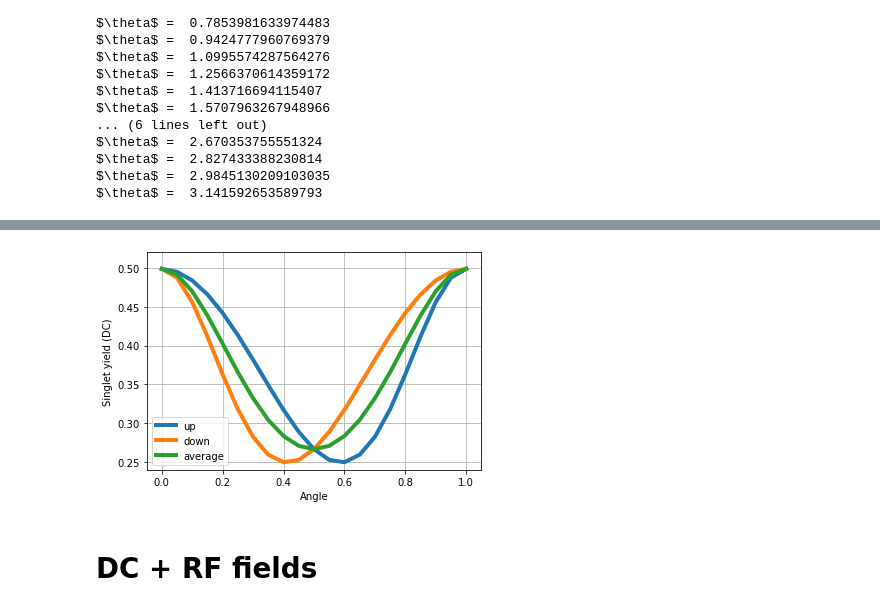
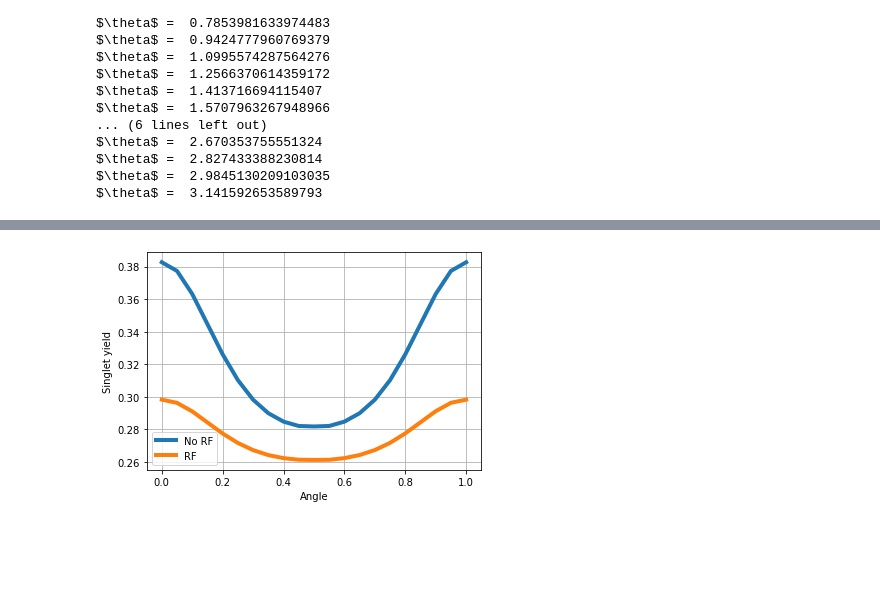
Before and after one commit to tretyakovmipt/Quantum-origins-of-magnetoreception, a Jupyter notebook: spin.ipynb, the cells around one changed output, grey strips where cells are left out. Cells and saved outputs as stored; diff of their text form; code cells hidden in the pictures; blank space fills up the shorter version.

```diff
--- a/spin.ipynb
+++ b/spin.ipynb
@@ -197,19 +185,16 @@ tlist = np.linspace(0.0, 6.0 / k, 20000)
 # %%
-singlet_yield_up = []
-singlet_yield_down = []
+singlet_yield_DC = []
 
-rho0 = S
+rho0 = 0.5 * ket2dm(uS) + 0.5 * ket2dm(dS)
 
 print("DC evolution nuclear field")
 for th in thetas:
     print(r"$\theta$ = ", th)
-    result = mesolve(H_up(th), rho0, tlist, c_op_list, [ket2dm(SYield)])
-    singlet_yield_up.append(result.expect[0][-1])
-    result = mesolve(H_down(th), rho0, tlist, c_op_list, [ket2dm(SYield)])
-    singlet_yield_down.append(result.expect[0][-1])
+    result_DC = mesolve(H0(th), rho0, tlist, c_op_list, [SY])
+    singlet_yield_DC.append(result_DC.expect[0][-1])
 
-# convert to numpy arrays to find their average
-singlet_yield_up, singlet_yield_down = np.array(singlet_yield_up), np.array(singlet_yield_down)
+# convert to numpy array
+singlet_yield_DC = np.array(singlet_yield_DC)
 # %% [output]
 DC evolution nuclear field
 $\theta$ =  0.0
@@ -230,0 +218,13 @@ $\theta$ =  3.141592653589793
+# %%
+singlet_yield_RF = []
+
+# Defining initial density matrix
+rho0 = 0.5 * ket2dm(uS) + 0.5 * ket2dm(dS)  # density matrix for singlet with nuclear spin up and down
+
+print("Nuclear operator RF evolution")
+for th in thetas:
+    print(r'$ \theta = $' + str(th))
+    result_RF = mesolve([H0(th), H_RF(th, args)], rho0, tlist, c_op_list, [SY], args=args)
+    singlet_yield_RF.append(result_RF.expect[0][-1])
+
+singlet_yield_RF = np.array(singlet_yield_RF)
@@ -231,17 +249,11 @@ $\theta$ =  3.141592653589793
 # %%
 # Plot
-
 fig, ax = plt.subplots()
-ax.plot(thetas / pi, singlet_yield_up, label='up', linewidth=4.0)
-ax.plot(thetas / pi, singlet_yield_down, label='down', linewidth=4.0)
-ax.plot(thetas / pi, (singlet_yield_up + singlet_yield_down) / 2, label='average', linewidth=4.0)
+ax.plot(thetas / pi, singlet_yield_DC, label='No RF', linewidth=4.0)
+ax.plot(thetas / pi, singlet_yield_RF, label='RF', linewidth=4.0)
 ax.set_xlabel('Angle')
-ax.set_ylabel('Singlet yield (DC)')
-ax.set_ylim(0.24, 0.52)
+ax.set_ylabel('Singlet yield')
 ax.legend(loc=0)
 ax.grid()
-plt.show()
 # %% [output]
-[figure, old version]
+[figure, new version]
-# %% [markdown]
-# DC + RF fields
```
Also changed, not shown: parts of 13 cells of this notebook.
